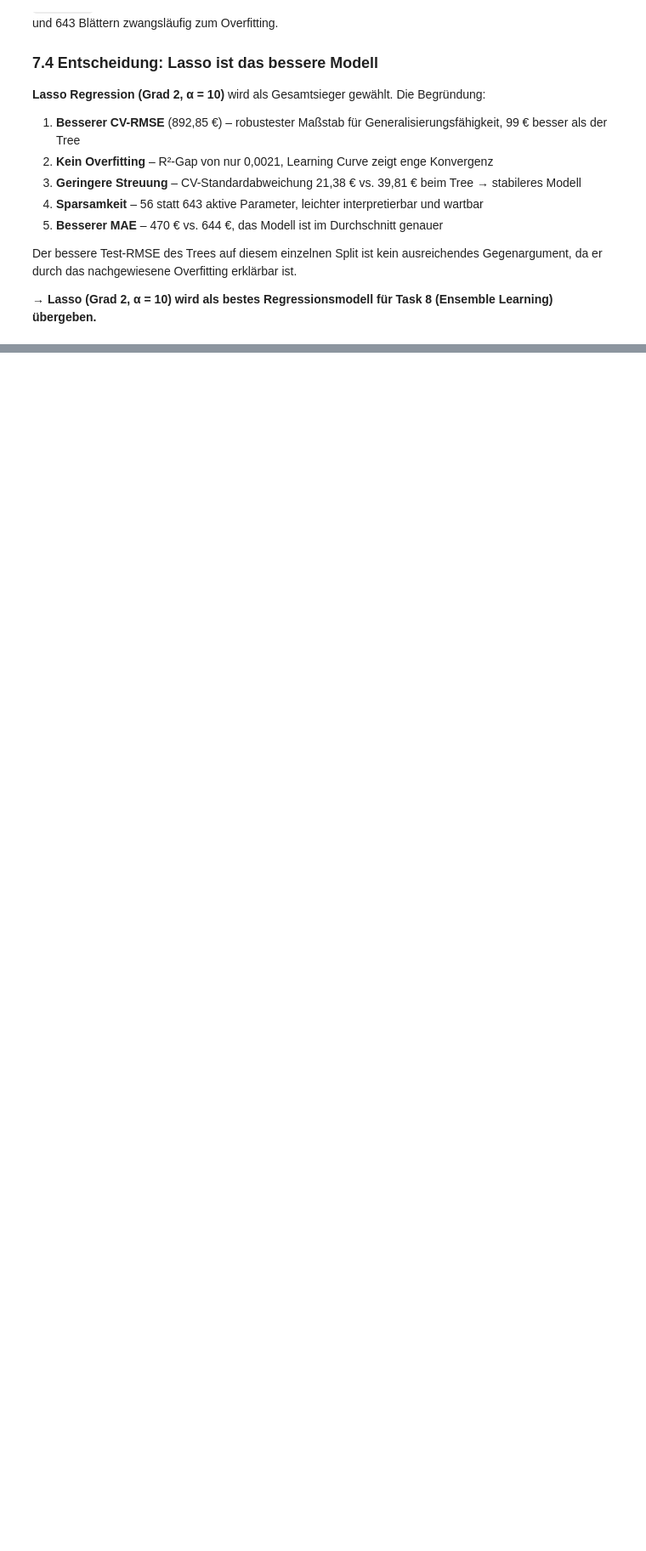
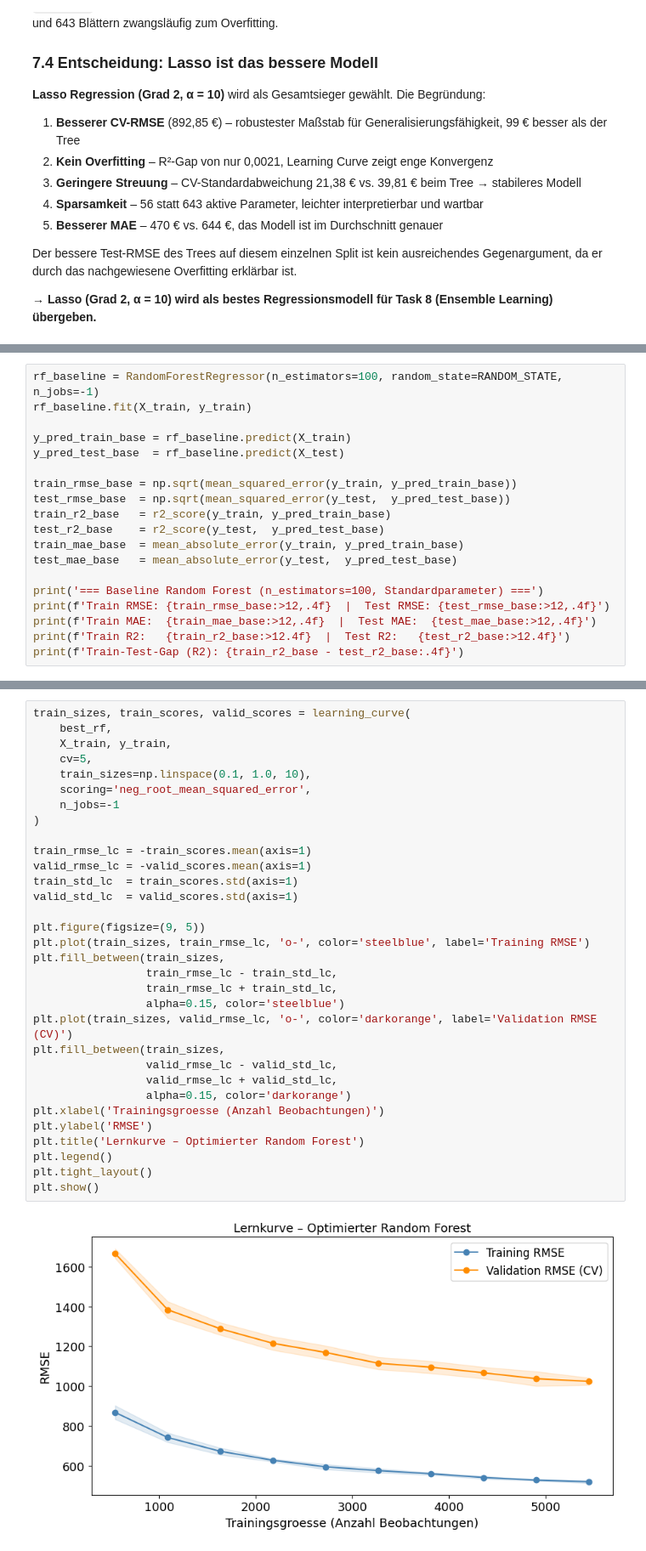
Before and after one commit to PatrickSchubert-Munich/DataScience_and_ML_Assignment, a Jupyter notebook: 02_regression/Assignment_02_2130238.ipynb, the cells around one changed output, grey strips where cells are left out. Shown at 85% size. Cells and saved outputs as stored; diff of their text form; blank space fills up the shorter version.

```diff
--- a/02_regression/Assignment_02_2130238.ipynb
+++ b/02_regression/Assignment_02_2130238.ipynb
@@ -1487,0 +1534,19 @@ Der bessere Test-RMSE des Trees auf diesem einzelnen Split ist kein ausreichende
+# %%
+rf_baseline = RandomForestRegressor(n_estimators=100, random_state=RANDOM_STATE, n_jobs=-1)
+rf_baseline.fit(X_train, y_train)
+
+y_pred_train_base = rf_baseline.predict(X_train)
+y_pred_test_base  = rf_baseline.predict(X_test)
+
+train_rmse_base = np.sqrt(mean_squared_error(y_train, y_pred_train_base))
+test_rmse_base  = np.sqrt(mean_squared_error(y_test,  y_pred_test_base))
+train_r2_base   = r2_score(y_train, y_pred_train_base)
+test_r2_base    = r2_score(y_test,  y_pred_test_base)
+train_mae_base  = mean_absolute_error(y_train, y_pred_train_base)
+test_mae_base   = mean_absolute_error(y_test,  y_pred_test_base)
+
+print('=== Baseline Random Forest (n_estimators=100, Standardparameter) ===')
+print(f'Train RMSE: {train_rmse_base:>12,.4f}  |  Test RMSE: {test_rmse_base:>12,.4f}')
+print(f'Train MAE:  {train_mae_base:>12,.4f}  |  Test MAE:  {test_mae_base:>12,.4f}')
+print(f'Train R2:   {train_r2_base:>12.4f}  |  Test R2:   {test_r2_base:>12.4f}')
+print(f'Train-Test-Gap (R2): {train_r2_base - test_r2_base:.4f}')
@@ -1487,0 +1726,34 @@ Der bessere Test-RMSE des Trees auf diesem einzelnen Split ist kein ausreichende
+# %%
+train_sizes, train_scores, valid_scores = learning_curve(
+    best_rf,
+    X_train, y_train,
+    cv=5,
+    train_sizes=np.linspace(0.1, 1.0, 10),
+    scoring='neg_root_mean_squared_error',
+    n_jobs=-1
+)
+
+train_rmse_lc = -train_scores.mean(axis=1)
+valid_rmse_lc = -valid_scores.mean(axis=1)
+train_std_lc  = train_scores.std(axis=1)
+valid_std_lc  = valid_scores.std(axis=1)
+
+plt.figure(figsize=(9, 5))
+plt.plot(train_sizes, train_rmse_lc, 'o-', color='steelblue', label='Training RMSE')
+plt.fill_between(train_sizes,
+                 train_rmse_lc - train_std_lc,
+                 train_rmse_lc + train_std_lc,
+                 alpha=0.15, color='steelblue')
+plt.plot(train_sizes, valid_rmse_lc, 'o-', color='darkorange', label='Validation RMSE (CV)')
+plt.fill_between(train_sizes,
+                 valid_rmse_lc - valid_std_lc,
+                 valid_rmse_lc + valid_std_lc,
+                 alpha=0.15, color='darkorange')
+plt.xlabel('Trainingsgroesse (Anzahl Beobachtungen)')
+plt.ylabel('RMSE')
+plt.title('Lernkurve – Optimierter Random Forest')
+plt.legend()
+plt.tight_layout()
+plt.show()
+# %% [output]
+[figure, added]
```
Also changed, not shown: parts of 30 cells of this notebook.
